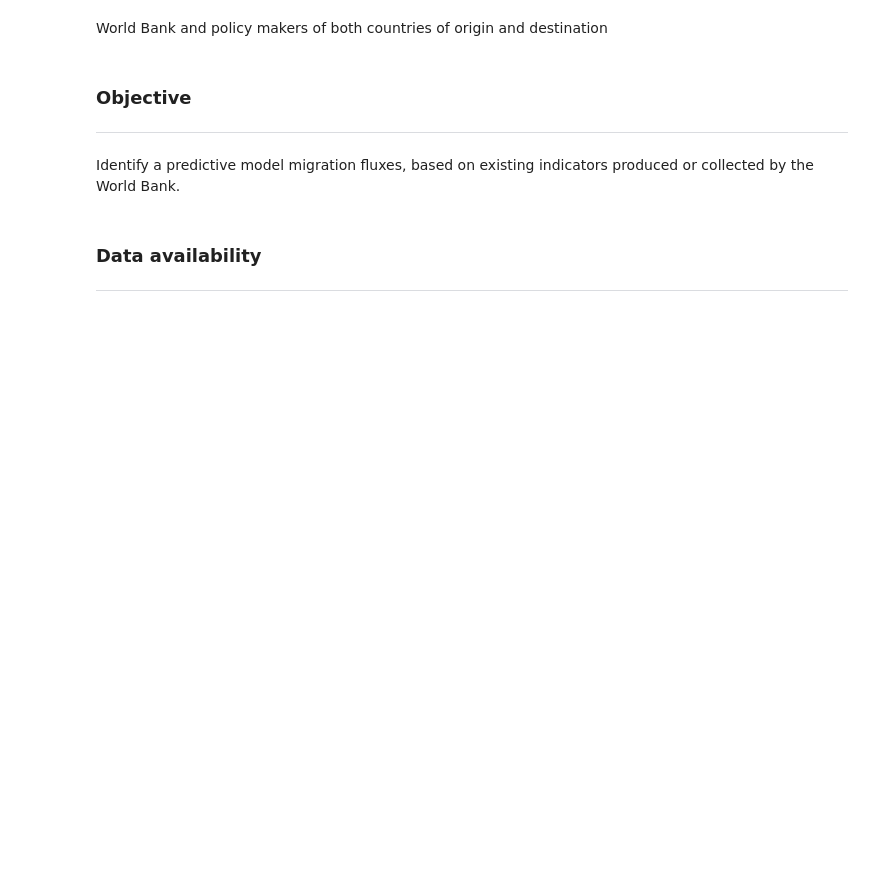
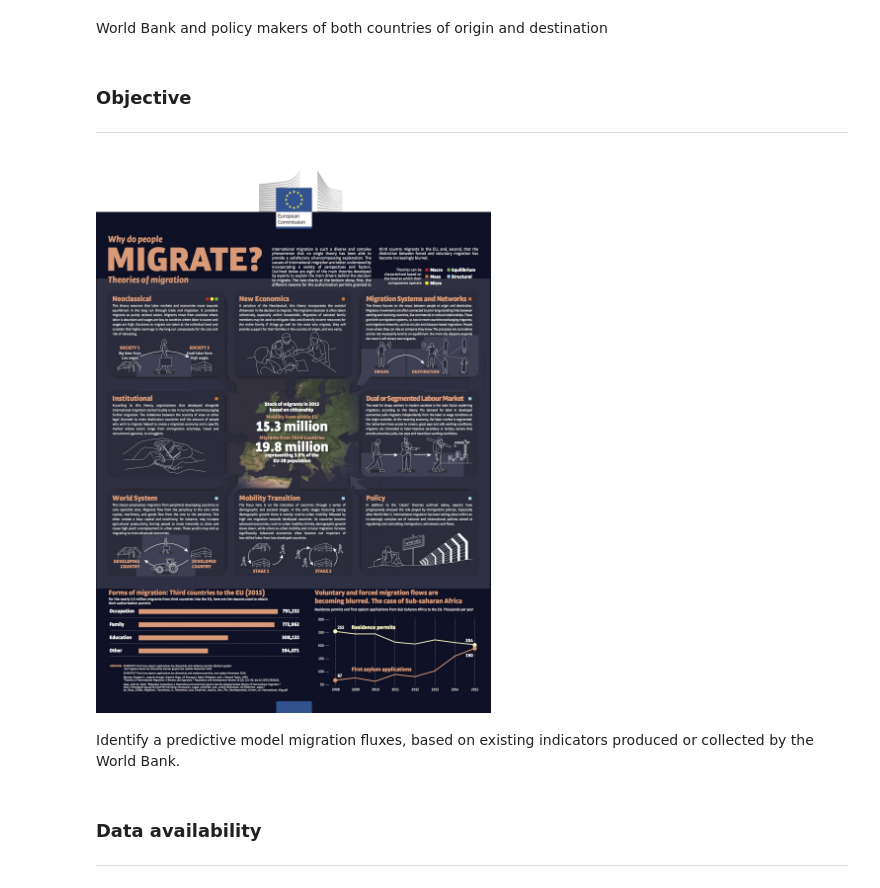
Before and after one commit to luciofaso/migration_analysis, a Jupyter notebook: MigrationDet.ipynb, the cells around one changed output. Drawn from its saved outputs; the diff is of its cells as text; code cells hidden in the pictures; blank space fills up the shorter version.

```diff
--- a/MigrationDet.ipynb
+++ b/MigrationDet.ipynb
@@ -13,6 +21,10 @@ World Bank and policy makers of both countries of origin and destination
 # %% [markdown]
 ### Objective
 ---
+# %%
+Image("figures/theoriesofmigration.jpg",width=900)
+# %% [output]
+[figure, added]
 # %% [markdown]
 Identify a predictive model migration fluxes, based on existing indicators produced or collected by the World Bank.
 # %% [markdown]
```
Also changed, not shown: parts of 4 cells of this notebook.
